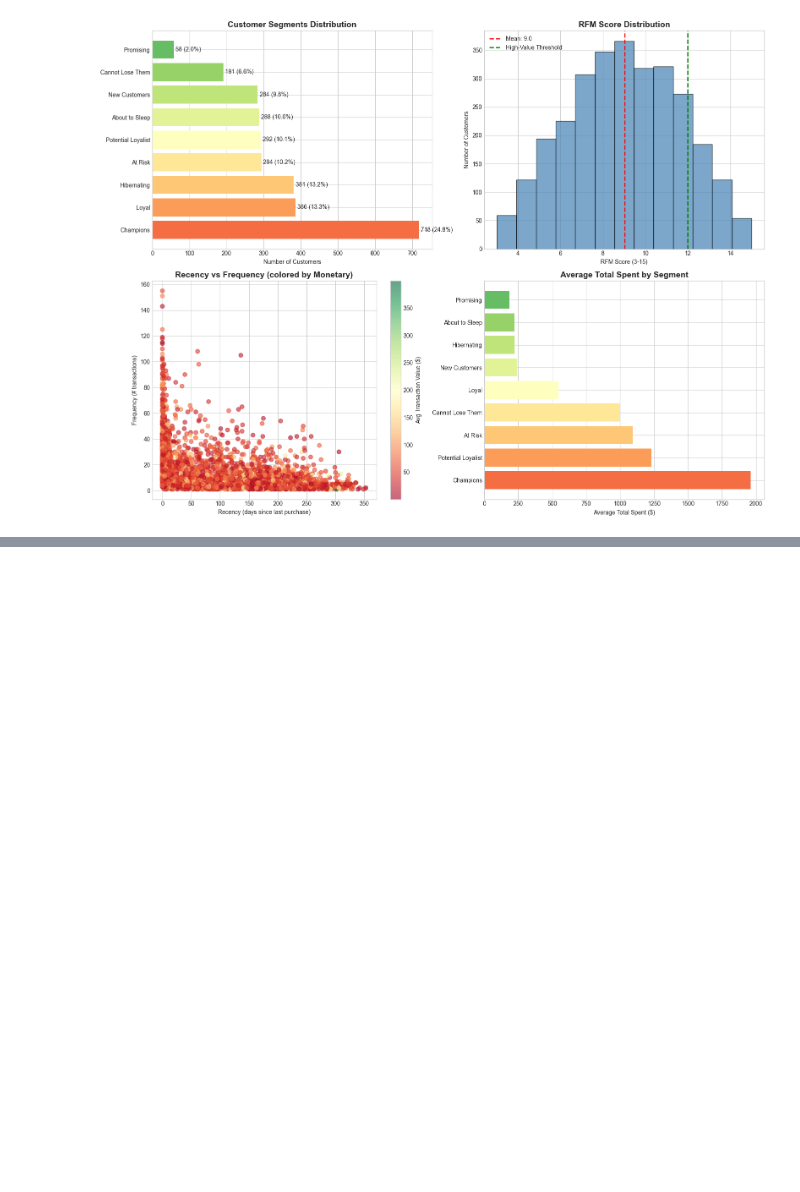
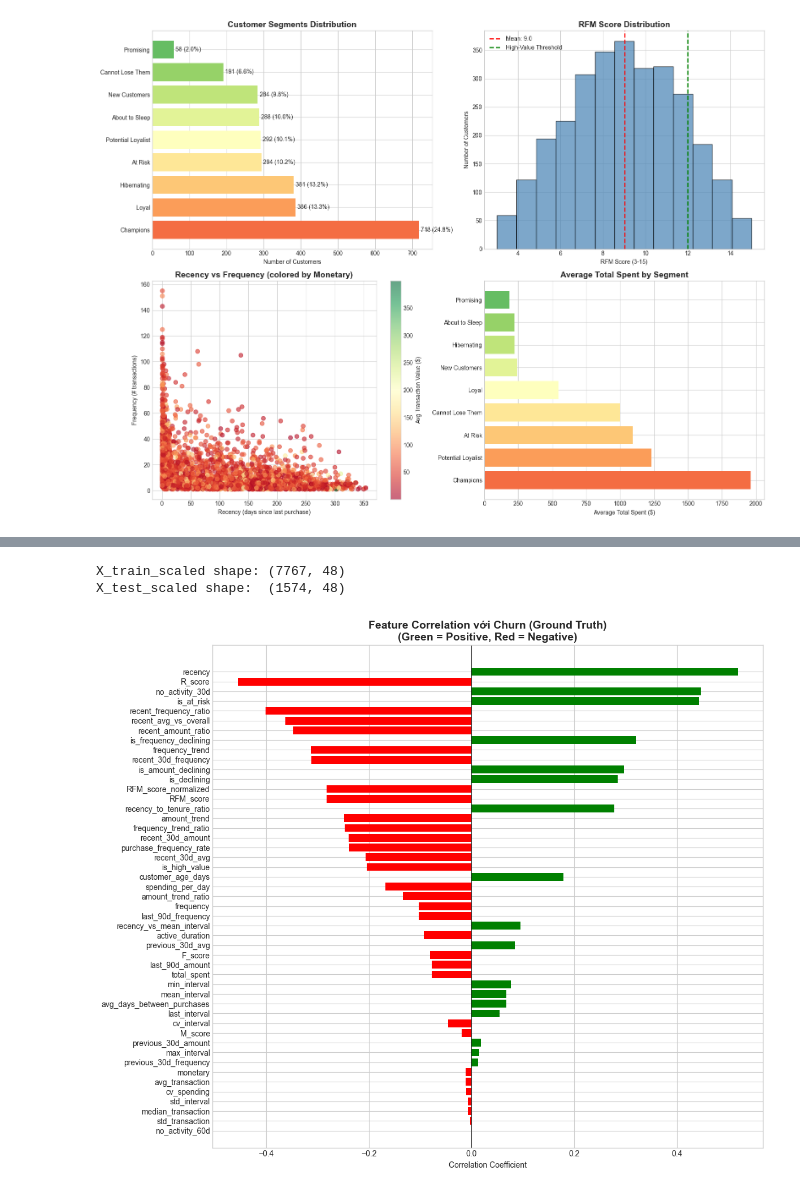
Before and after one commit to sonnguyen129/Final-Project-Bootcamp-AI4Customer-Growth, a Jupyter notebook: notebooks/customer_churn_clv_analysis.ipynb, the cells around one changed output, grey strips where cells are left out. Saved outputs shown, nothing was run; the diff lists cells and outputs as text; code cells hidden in the pictures; blank space fills up the shorter version.

```diff
--- a/notebooks/customer_churn_clv_analysis.ipynb
+++ b/notebooks/customer_churn_clv_analysis.ipynb
@@ -1764,0 +813,26 @@ Strategy 1: High Churn Prob            578         100.000000              0.999
+# %%
+# ==============================================================================
+# TRAIN DATA: Generate với Sliding Window approach
+# ==============================================================================
+train_features = generate_training_data(
+    transactions_df=transactions,
+    cutoff_dates=train_cutoff_dates,
+    horizon=HORIZON_DAYS,
+    historical_window=HISTORICAL_WINDOW_DAYS,
+    verbose=True
+)
+
+print("\n" + "="*80)
+print("✅ TRAIN FEATURES SUMMARY")
+print("="*80)
+print(f"\nShape: {train_features.shape}")
+print(f"Unique customers: {train_features['customer_id'].nunique():,}")
+print(f"Total samples (from {len(train_cutoff_dates)} snapshots): {train_features.shape[0]:,}")
+print(f"\n📊 Label Distribution (dựa trên hành vi tương lai):")
+print(train_features['churn_label'].value_counts())
+print(f"\n📊 Churn Rate: {train_features['label'].mean()*100:.2f}%")
+
+# Display sample
+print(f"\n📋 Sample of train features:")
+display(train_features[['customer_id', 'snapshot_date', 'recency', 'frequency',
+                        'monetary', 'label', 'churn_label']].head(10))
@@ -1764,0 +1085,47 @@ Strategy 1: High Churn Prob            578         100.000000              0.999
+# %%
+# =============================================================================
+# 🔧 SCIKIT-LEARN PREPROCESSING PIPELINE
+# =============================================================================
+
+from sklearn.pipeline import Pipeline
+from sklearn.compose import ColumnTransformer
+from sklearn.impute import SimpleImputer
+
+# Định nghĩa preprocessing pipeline
+preprocessing_pipeline = Pipeline([
+    ('imputer', SimpleImputer(strategy='constant', fill_value=0)),
+    ('scaler', StandardScaler())
+])
+
+# Fit trên train data
+X_train_scaled = preprocessing_pipeline.fit_transform(X_train)
+
+# Transform test data (KHÔNG fit lại - tránh data leakage)
+X_test_scaled = preprocessing_pipeline.transform(X_test)
+
+print(f"X_train_scaled shape: {X_train_scaled.shape}")
+print(f"X_test_scaled shape:  {X_test_scaled.shape}")
+# %% [output]
+X_train_scaled shape: (7767, 48)
+X_test_scaled shape:  (1574, 48)
+# %%
+feature_correlation = pd.DataFrame({
+    'feature': FEATURE_COLUMNS,
+    'correlation_with_churn': [X_train[col].corr(y_train) for col in FEATURE_COLUMNS]
+}).sort_values('correlation_with_churn', key=abs, ascending=False)
+
+# Visualize top correlations
+fig, ax = plt.subplots(figsize=(12, 10))
+colors = ['green' if x > 0 else 'red' for x in feature_correlation['correlation_with_churn'].values]
+bars = ax.barh(range(len(feature_correlation)), feature_correlation['correlation_with_churn'].values, color=colors)
+ax.set_yticks(range(len(feature_correlation)))
+ax.set_yticklabels(feature_correlation['feature'].values)
+ax.axvline(0, color='black', linestyle='-', linewidth=0.5)
+ax.set_xlabel('Correlation Coefficient')
+ax.set_title('Feature Correlation với Churn (Ground Truth)\n(Green = Positive, Red = Negative)',
+             fontsize=14, fontweight='bold')
+ax.invert_yaxis()
+plt.tight_layout()
+plt.show()
+# %% [output]
+[figure, added]
```
Also changed, not shown: parts of 125 cells of this notebook, 22 other files.
